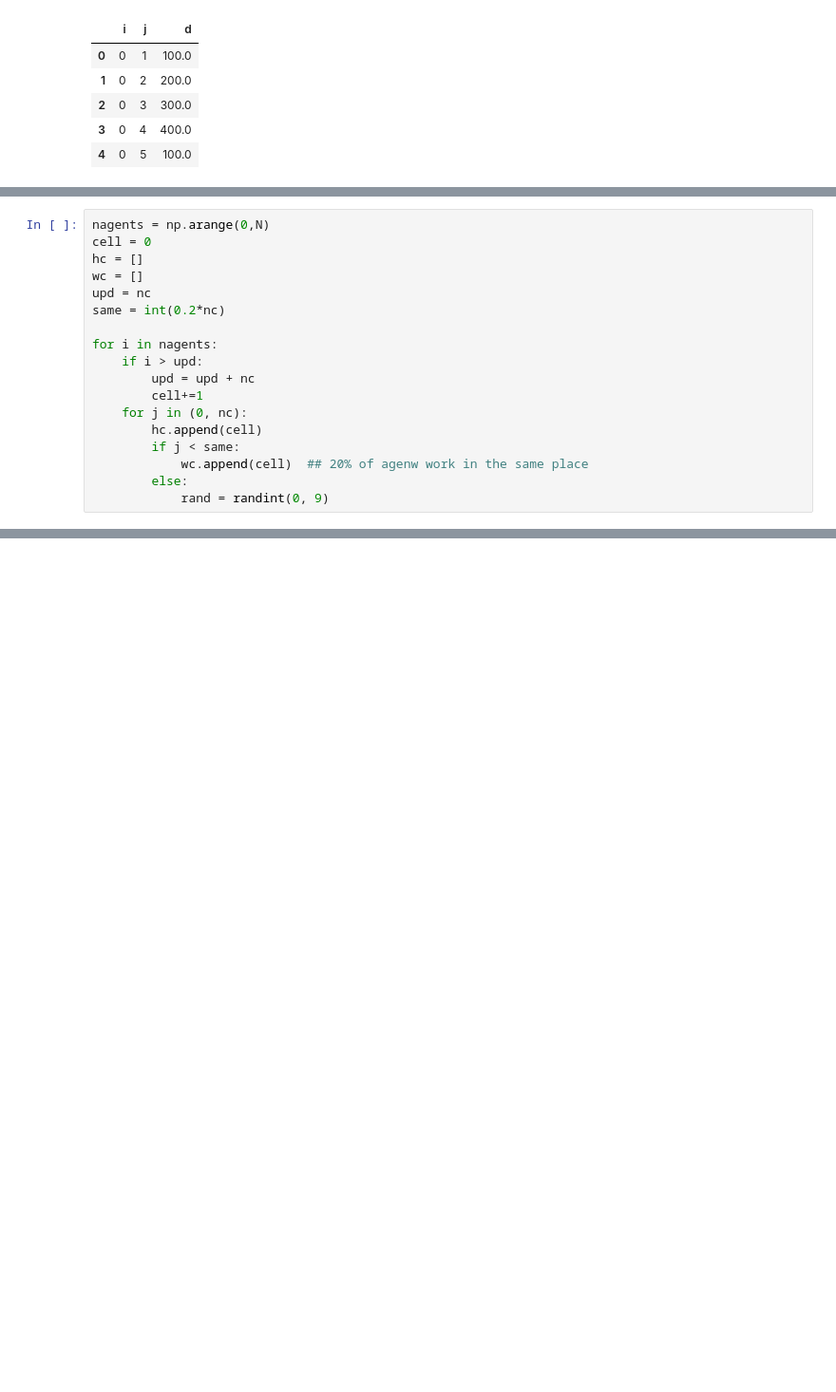
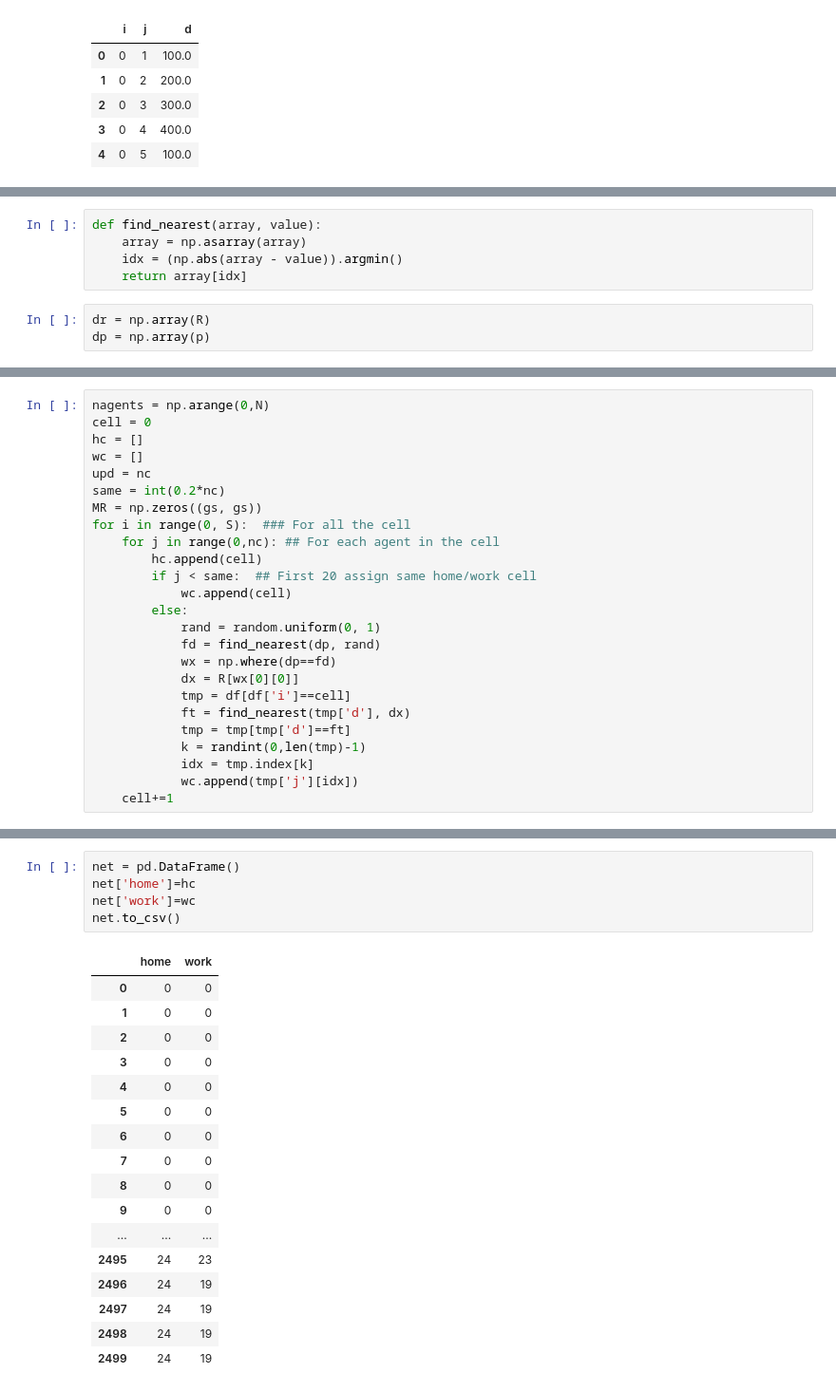
Before and after one commit to emanuelemassaro/mosquitoes, a Jupyter notebook: generateNetworks.ipynb, the cells around one changed output, grey strips where cells are left out. Shown at 95% size. Cells and saved outputs as stored; diff of their text form; blank space fills up the shorter version.

```diff
--- a/generateNetworks.ipynb
+++ b/generateNetworks.ipynb
@@ -57,0 +71,8 @@ df.head()
+# %%
+def find_nearest(array, value):
+    array = np.asarray(array)
+    idx = (np.abs(array - value)).argmin()
+    return array[idx]
+# %%
+dr = np.array(R)
+dp = np.array(p)
@@ -62,14 +87,21 @@ hc = []
 wc = []
 upd = nc
 same = int(0.2*nc)
-
-for i in nagents:
-    if i > upd:
-        upd = upd + nc
-        cell+=1
-    for j in (0, nc):
+MR = np.zeros((gs, gs))
+for i in range(0, S):  ### For all the cell
+    for j in range(0,nc): ## For each agent in the cell
         hc.append(cell)
-        if j < same:
-            wc.append(cell)  ## 20% of agenw work in the same place
+        if j < same:  ## First 20 assign same home/work cell
+            wc.append(cell)
         else:
-            rand = randint(0, 9)
+            rand = random.uniform(0, 1)
+            fd = find_nearest(dp, rand)
+            wx = np.where(dp==fd)
+            dx = R[wx[0][0]]
+            tmp = df[df['i']==cell]
+            ft = find_nearest(tmp['d'], dx)
+            tmp = tmp[tmp['d']==ft]
+            k = randint(0,len(tmp)-1)
+            idx = tmp.index[k]
+            wc.append(tmp['j'][idx])
+    cell+=1
@@ -91,0 +108,23 @@ np.max(p)
+# %%
+net = pd.DataFrame()
+net['home']=hc
+net['work']=wc
+net.to_csv()
+# %% [output]
+|  | home | work |
+| 0 | 0 | 0 |
+| 1 | 0 | 0 |
+| 2 | 0 | 0 |
+| 3 | 0 | 0 |
+| 4 | 0 | 0 |
+| 5 | 0 | 0 |
+| 6 | 0 | 0 |
+| 7 | 0 | 0 |
+| 8 | 0 | 0 |
+| 9 | 0 | 0 |
+| ... | ... | ... |
+| 2495 | 24 | 23 |
+| 2496 | 24 | 19 |
+| 2497 | 24 | 19 |
+| 2498 | 24 | 19 |
+| 2499 | 24 | 19 |
```
Also changed, not shown: parts of 10 cells of this notebook, 7 other files.
